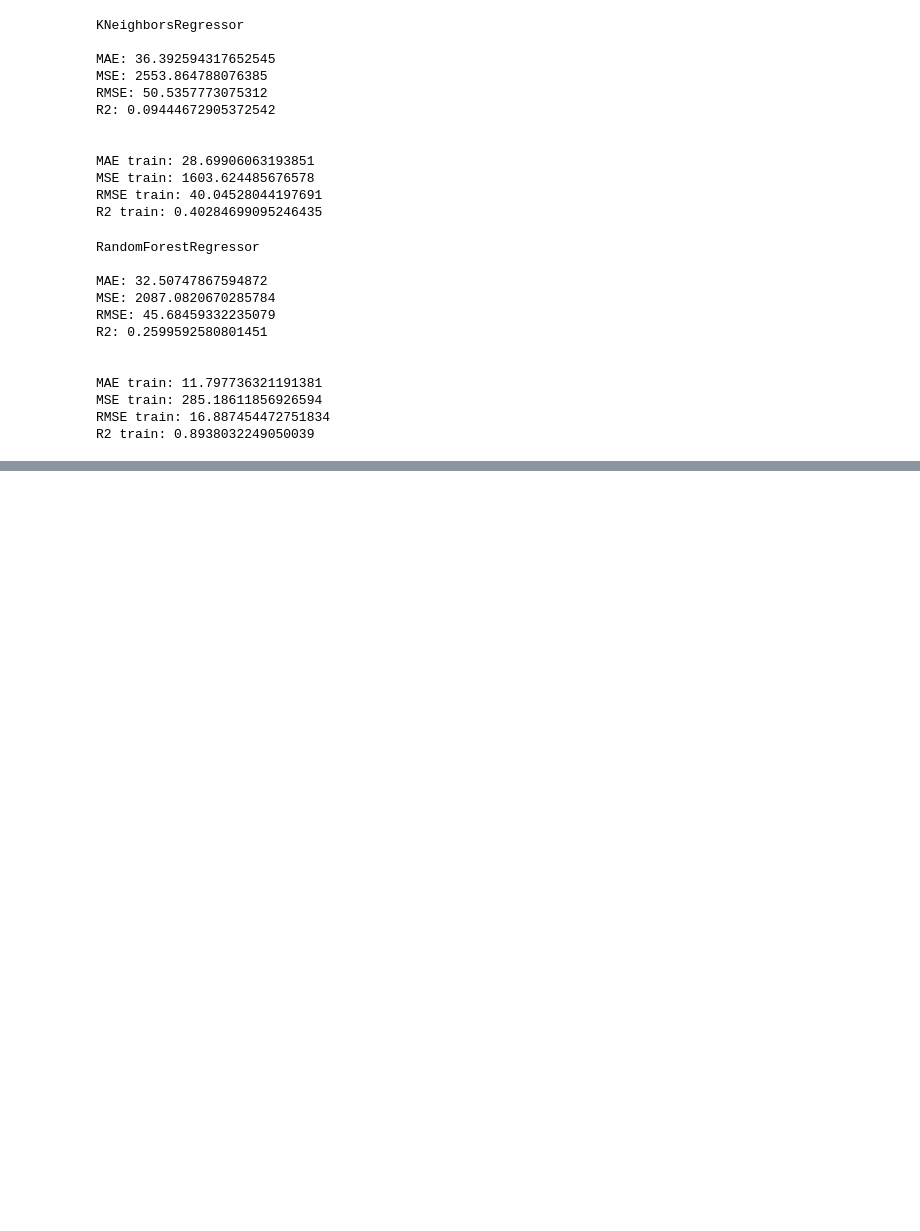
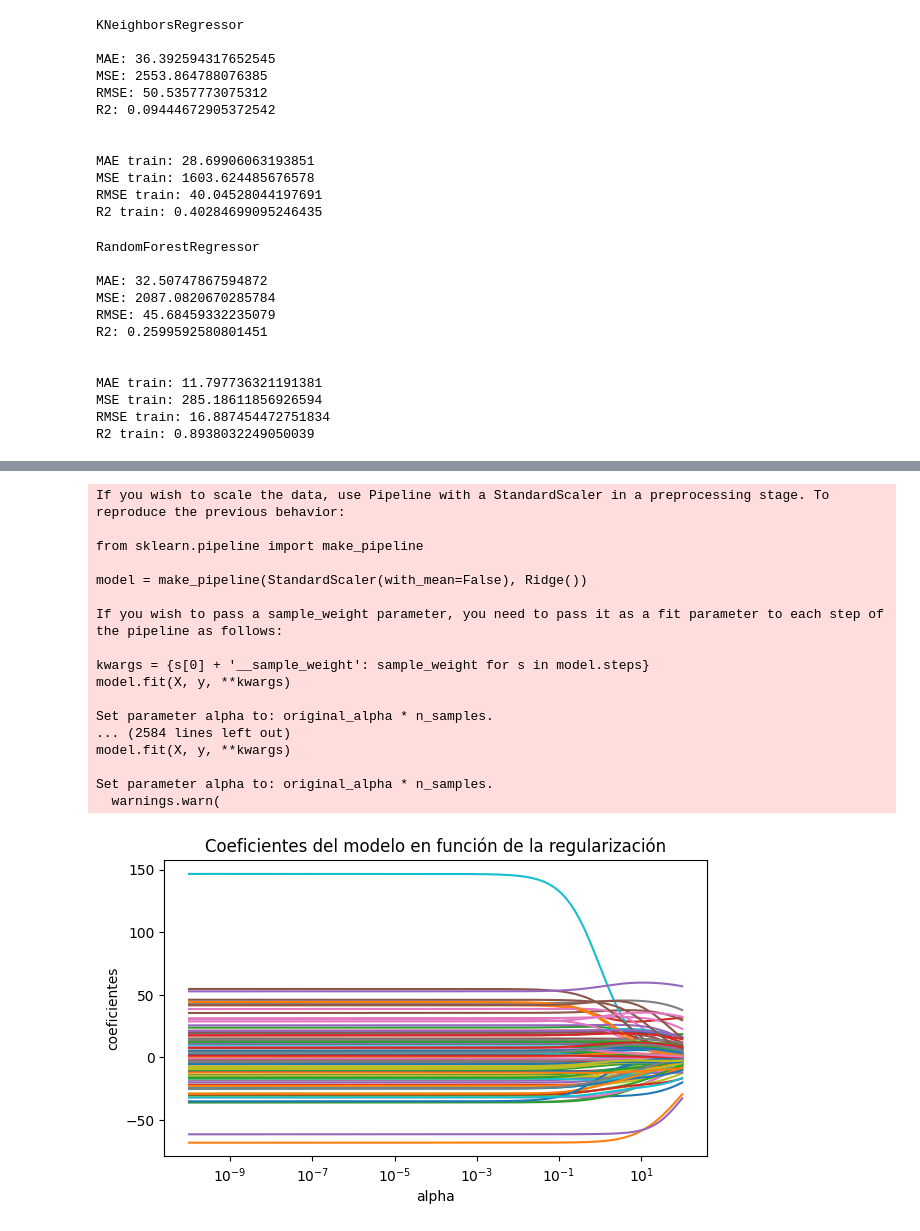
Before and after one commit to Factoria-F5-AI-Bootcamp-1-Edicion/Milan_airbnb, a Jupyter notebook: prediccion_precios.ipynb, the cells around one changed output, grey strips where cells are left out. Cells and saved outputs as stored; diff of their text form; code cells hidden in the pictures; blank space fills up the shorter version.

Commit message:
Probando Lasso y Ridge

```diff
--- a/prediccion_precios.ipynb
+++ b/prediccion_precios.ipynb
@@ -273,0 +297,9 @@ R2 train: 0.8938032249050039
+# %%
+modelo = RidgeCV(
+            alphas          = np.logspace(-10, 2, 200),
+            fit_intercept   = True,
+            normalize       = True,
+            store_cv_values = True
+         )
+
+_ = modelo.fit(X = X_train, y = y_train)
@@ -273,0 +320,36 @@ R2 train: 0.8938032249050039
+# %%
+alphas = modelo.alphas
+coefs = []
+
+for alpha in alphas:
+    modelo_temp = Ridge(alpha=alpha, fit_intercept=False, normalize=True)
+    modelo_temp.fit(X_train, y_train)
+    coefs.append(modelo_temp.coef_.flatten())
+
+fig, ax = plt.subplots(figsize=(7, 3.84))
+ax.plot(alphas, coefs)
+ax.set_xscale('log')
+ax.set_xlabel('alpha')
+ax.set_ylabel('coeficientes')
+ax.set_title('Coeficientes del modelo en función de la regularización');
+plt.axis('tight')
+plt.show()
+# %% [output]
+If you wish to scale the data, use Pipeline with a StandardScaler in a preprocessing stage. To reproduce the previous behavior:
+
+from sklearn.pipeline import make_pipeline
+
+model = make_pipeline(StandardScaler(with_mean=False), Ridge())
+
+If you wish to pass a sample_weight parameter, you need to pass it as a fit parameter to each step of the pipeline as follows:
+
+kwargs = {s[0] + '__sample_weight': sample_weight for s in model.steps}
+model.fit(X, y, **kwargs)
+
+Set parameter alpha to: original_alpha * n_samples.
+... (2584 lines left out)
+model.fit(X, y, **kwargs)
+
+Set parameter alpha to: original_alpha * n_samples.
+  warnings.warn(
+[figure, added]
```
Also changed, not shown: parts of 19 cells of this notebook.
